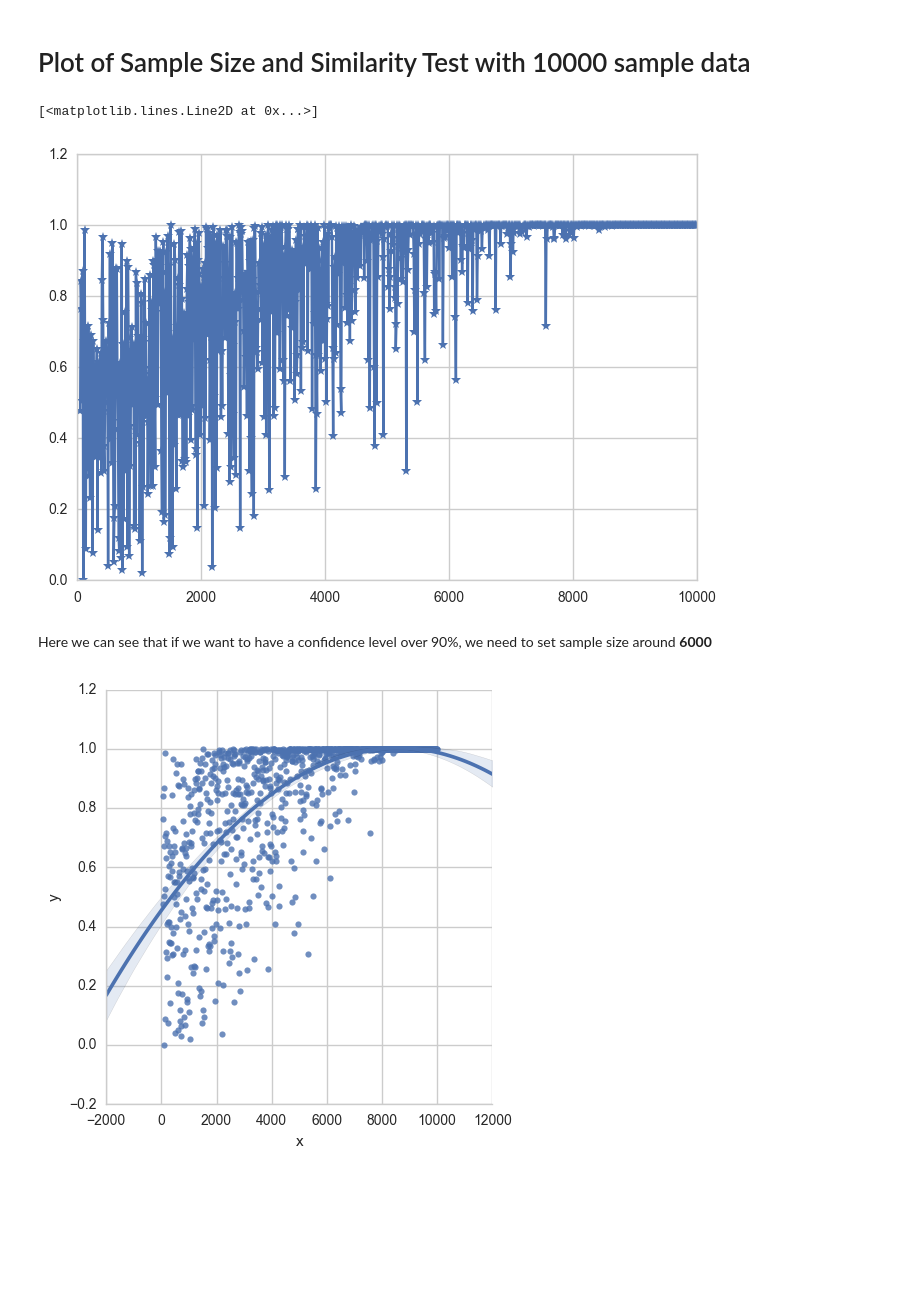
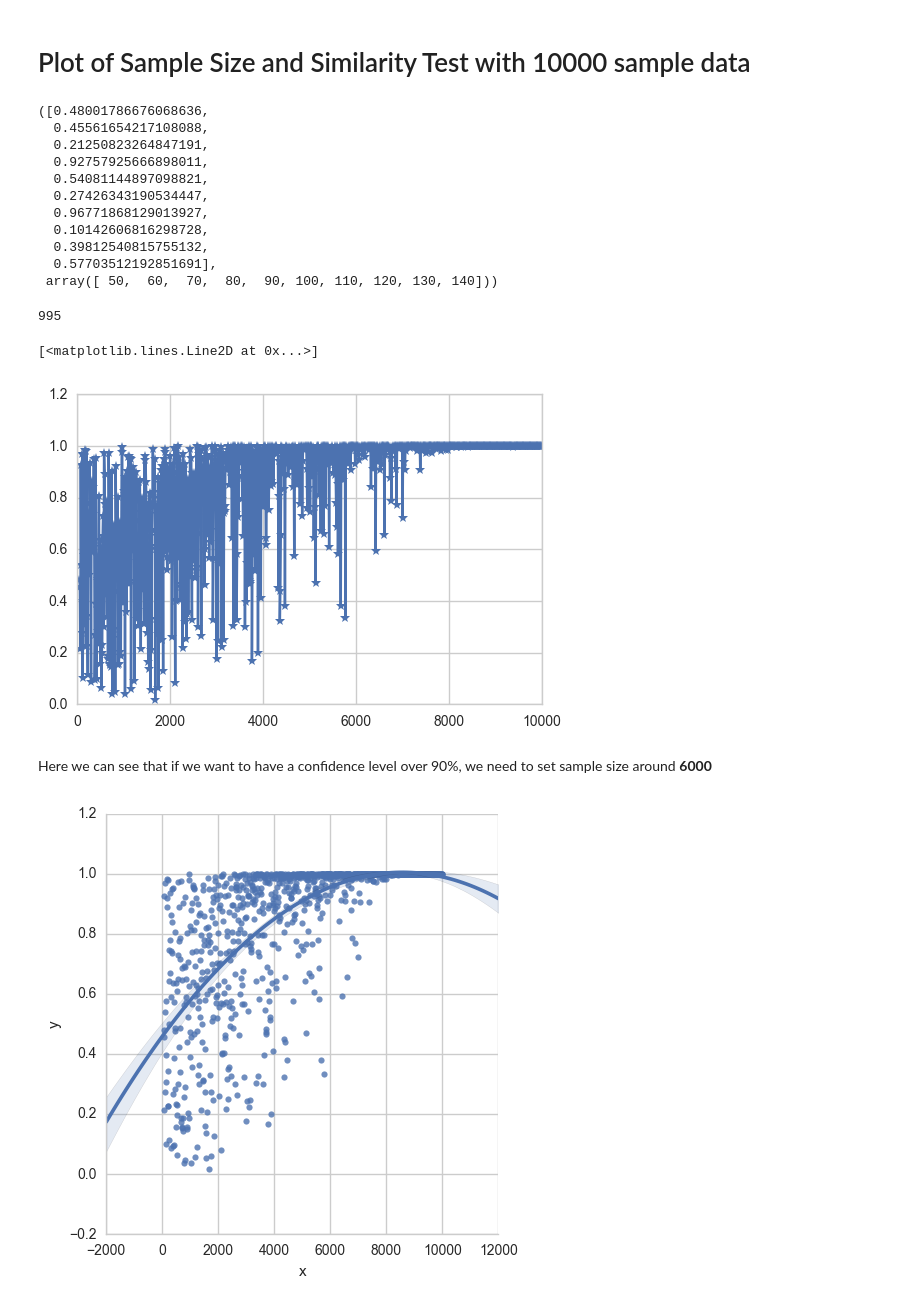
Before and after one commit to Starofall/RTX, a Jupyter notebook: examples/crowdnav-ttest/Selection of Sample Size.ipynb, the cells around one changed output. Saved outputs shown, nothing was run; the diff lists cells and outputs as text; code cells hidden in the pictures; blank space fills up the shorter version.

```diff
--- a/examples/crowdnav-ttest/Selection of Sample Size.ipynb
+++ b/examples/crowdnav-ttest/Selection of Sample Size.ipynb
@@ -15,22 +17,18 @@ import math
-# %%
-def load_file():
-    if not os.path.isfile("combined.csv"):
-        df1 = pd.read_csv("exp1.txt")
-        df2 = pd.read_csv("exp2.txt")
-        df3 = pd.read_csv("exp3.txt")
-        df4 = pd.read_csv("exp4.txt")
-        df1.columns = ["count", "overhead1"]
-        df2.columns = ["count", "overhead2"]
-        df3.columns = ["count", "overhead3"]
-        df4.columns = ["count", "overhead4"]
-        df = pd.concat([df1, df2["overhead2"], df3["overhead3"], df4["overhead4"]], axis=1)
-        df.to_csv(path_or_buf="combined.csv", index= False)
-        del df1, df2, df3, df4
-    else:
-        df = pd.read_csv("combined.csv", index_col="count")
-    return df
-# %%
-df = load_file()
+# %%
+def load_file(start_index, end_index):
+    df_list = []
+    for i in range(start_index, end_index+1):
+        name_of_file = "exp"+str(i)+".txt"
+        column_name = "overhead"+str(i)
+        df_temp = pd.read_csv(name_of_file)["overhead"].to_frame()
+        df_temp.columns.values[0] = column_name
+        df_list.append(df_temp)
+    df = pd.concat(df_list, axis=1)
+    df.to_csv(path_or_buf="combined.csv", index= False)
+    del df_list
+
+    return df
+df = load_file(1, 4)
 # %%
 df.head()
 length = df.shape[0]
@@ -47,11 +45,29 @@ for samp_size in sample_sizes:
     x = df["overhead1"].sample(samp_size, replace = False)
     p_value = stats.ks_2samp(x, z)[1]
     result.append(p_value)
+# %%
+result[:10], sample_sizes[:10]
+# %% [output]
+([0.48001786676068636,
+  0.45561654217108088,
+  0.21250823264847191,
+  0.92757925666898011,
+  0.54081144897098821,
+  0.27426343190534447,
+  0.96771868129013927,
+  0.10142606816298728,
+  0.39812540815755132,
+  0.57703512192851691],
+ array([ 50,  60,  70,  80,  90, 100, 110, 120, 130, 140]))
+# %%
+len(sample_sizes)
+# %% [output]
+995
 # %%
 plt.plot(sample_sizes, result, "-*")
 # %% [output]
 [<matplotlib.lines.Line2D at 0x...>]
-[figure, old version]
+[figure, new version]
 # %%
 new_df = pd.DataFrame()
 new_df["x"] = sample_sizes
@@ -59,6 +75,8 @@ new_df["y"] = result
 # %% [markdown]
 Here we can see that if we want to have a confidence level over 90%, we need to set sample size around <b>6000<b>
 # %%
+title = 'p values between data with sample size and whole data '
 ax = sns.lmplot(x ="x", y = "y", data= new_df, order=2)
+plt.savefig(title+'.png')
 # %% [output]
-[figure, old version]
+[figure, new version]
```
Also changed, not shown: parts of 8 cells of this notebook, 50 other files.
